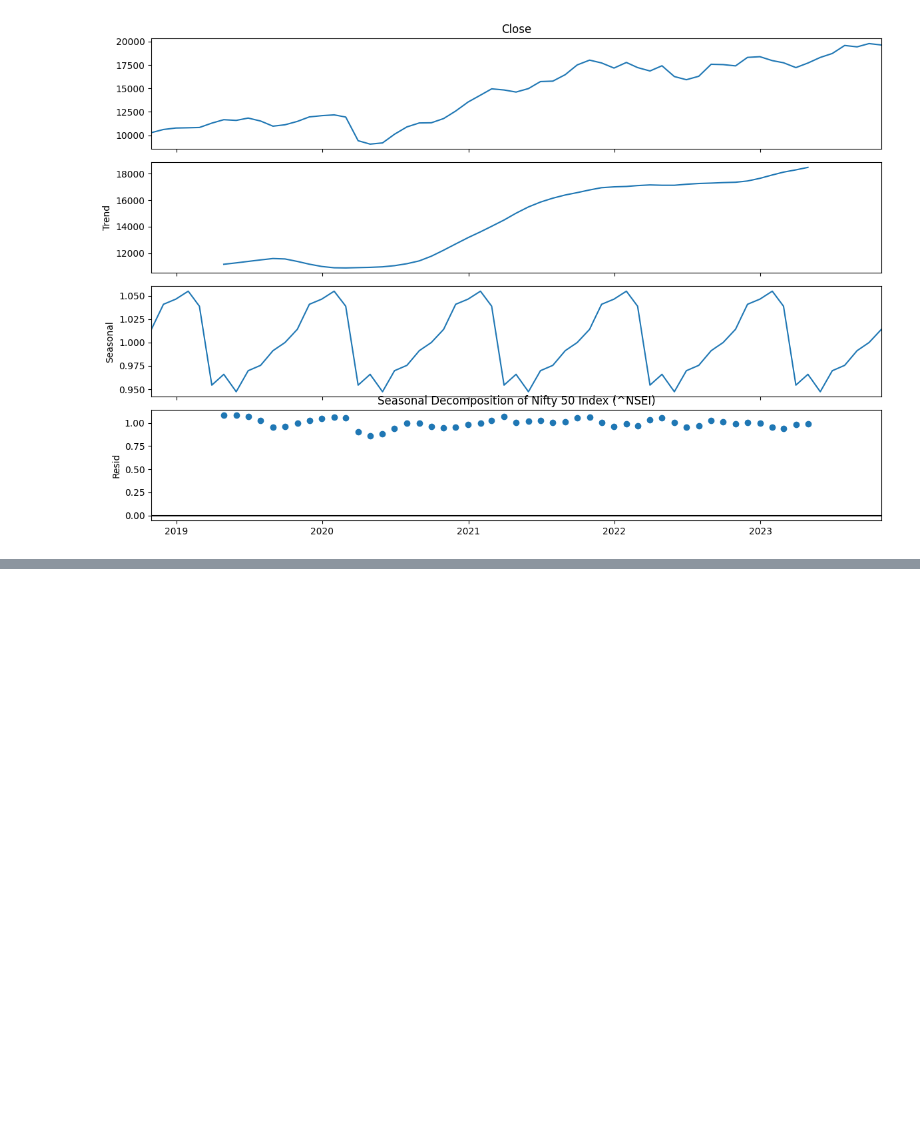
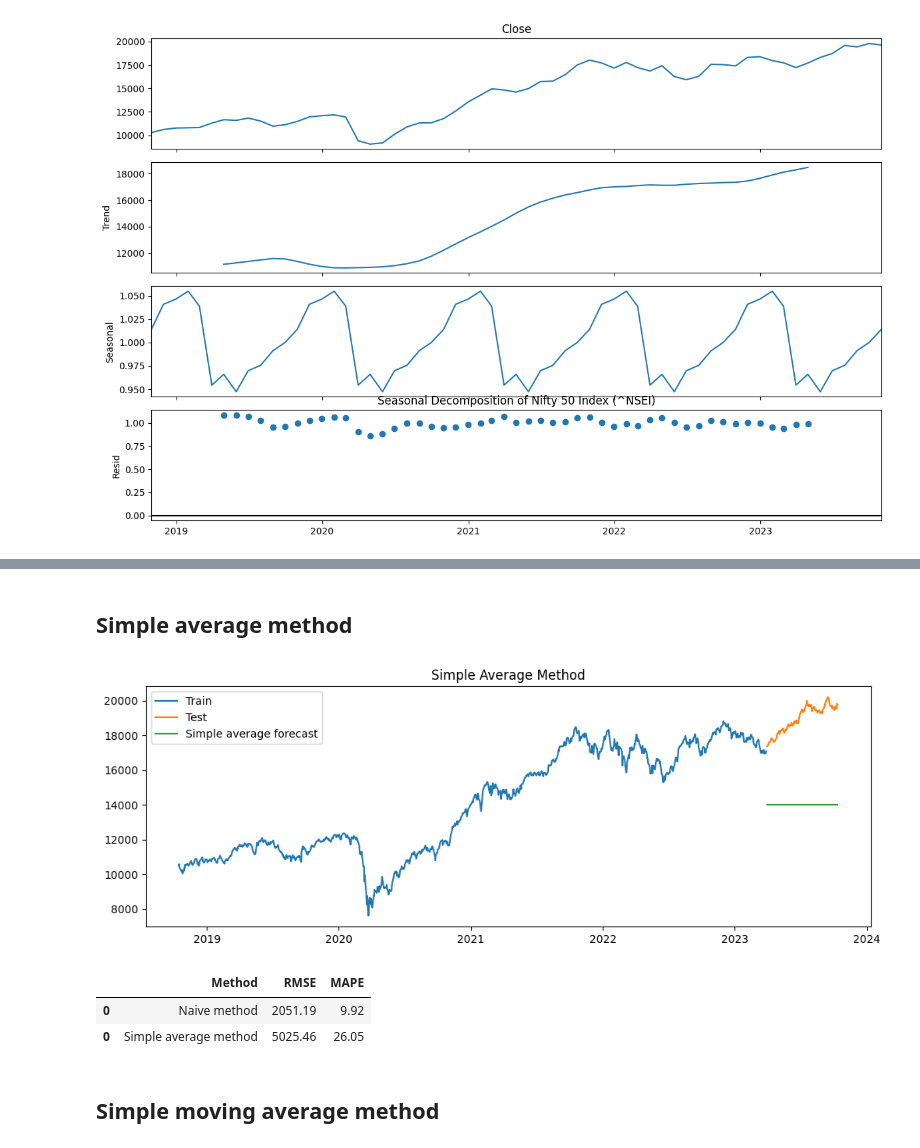
Before and after one commit to tuxlimr/Celery_Preprocessing, a Jupyter notebook: TimeSeries_inStocks.ipynb, the cells around one changed output, grey strips where cells are left out. Drawn from its saved outputs; the diff is of its cells as text; code cells hidden in the pictures; blank space fills up the shorter version.

```diff
--- a/TimeSeries_inStocks.ipynb
+++ b/TimeSeries_inStocks.ipynb
@@ -268,0 +309,29 @@ plt.show()
+# %% [markdown]
+## Simple average method
+# %%
+y_hat_avg = test.copy()
+y_hat_avg['avg_forecast'] = train['Close'].mean()
+# %%
+plt.figure(figsize=(12,4))
+plt.plot(train['Close'], label='Train')
+plt.plot(test['Close'], label='Test')
+plt.plot(y_hat_avg['avg_forecast'], label='Simple average forecast')
+plt.legend(loc='best')
+plt.title('Simple Average Method')
+plt.show()
+# %% [output]
+[figure, added]
+# %%
+rmse = np.sqrt(mean_squared_error(test['Close'], y_hat_avg['avg_forecast'])).round(2)
+mape = np.round(np.mean(np.abs(test['Close']-y_hat_avg['avg_forecast'])/test['Close'])*100,2)
+
+tempResults = pd.DataFrame({'Method':['Simple average method'], 'RMSE': [rmse],'MAPE': [mape] })
+results = pd.concat([results, tempResults])
+results = results[['Method', 'RMSE', 'MAPE']]
+results
+# %% [output]
+|  | Method | RMSE | MAPE |
+| 0 | Naive method | 2051.19 | 9.92 |
+| 0 | Simple average method | 5025.46 | 26.05 |
+# %% [markdown]
+## Simple moving average method
```
Also changed, not shown: parts of 18 cells of this notebook.
